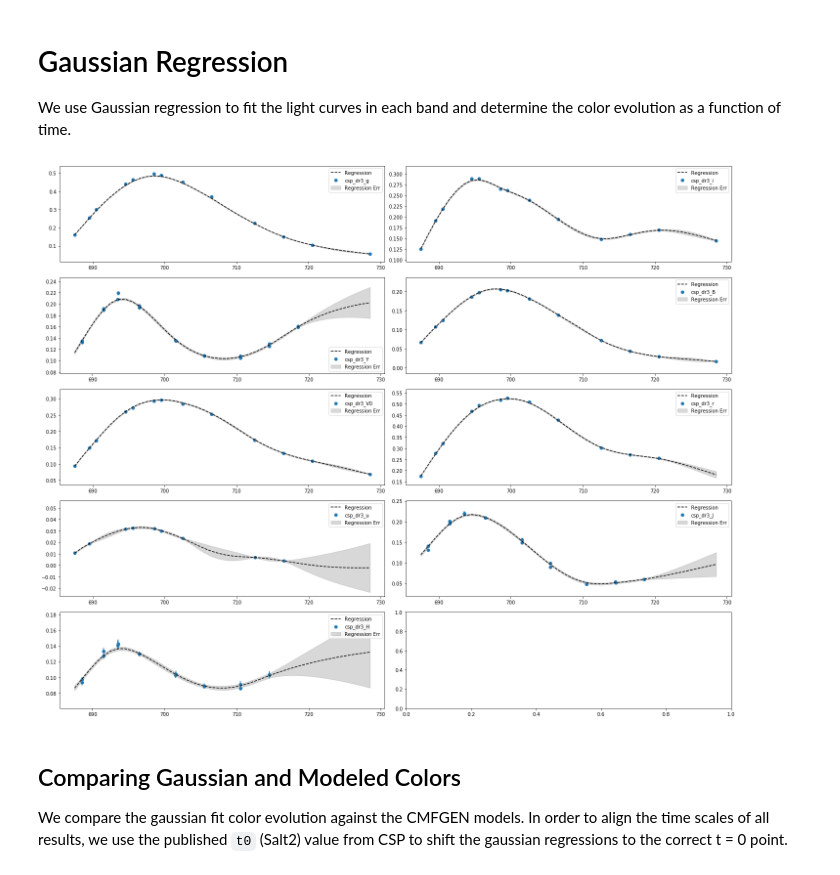
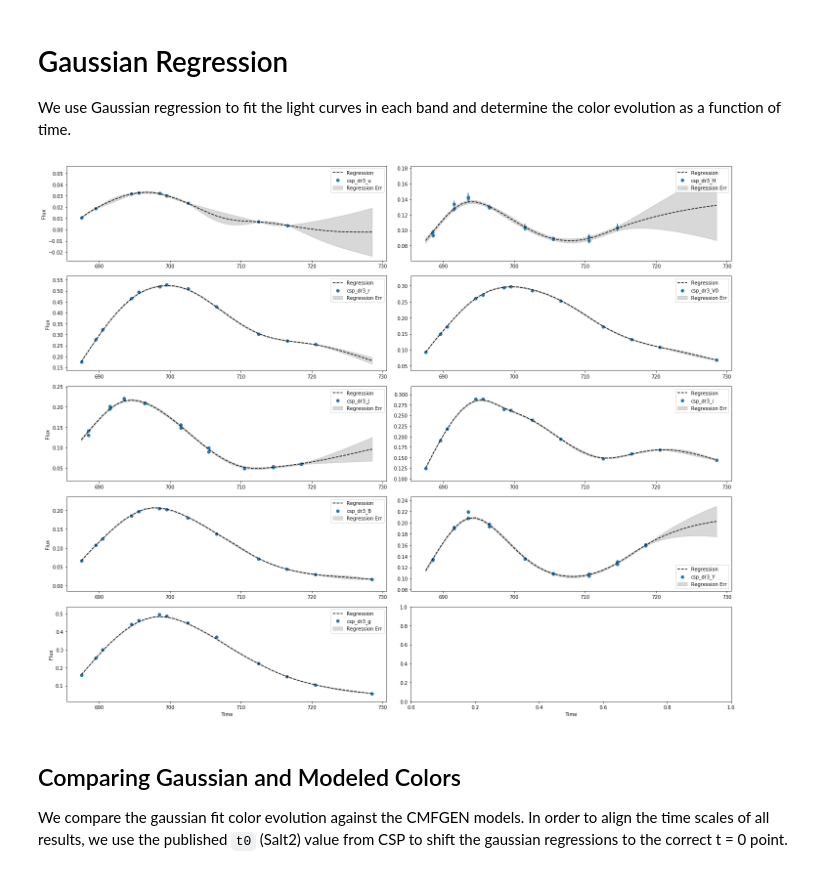
Before and after one commit to mwvgroup/csp-cmfgen, a Jupyter notebook: notebooks/gaussian_regression_colors.ipynb, the cells around one changed output. Cells and saved outputs as stored; diff of their text form; code cells hidden in the pictures.

```diff
--- a/notebooks/gaussian_regression_colors.ipynb
+++ b/notebooks/gaussian_regression_colors.ipynb
@@ -97,6 +97,7 @@ def subplot_model_colors(model, band_combos, fig, axes, **kwargs):
             y_label = f'{band1.split("_")[-1]} - {band2.split("_")[-1]}'
             axis.set_ylabel(y_label)
             axis.set_xlabel('Time')
+            legend_without_duplicate_labels(axis)
 
 
 def plot_model_colors(models, bands):
@@ -171,9 +172,13 @@ def plot_regression(data, times, pred_flux, pred_unc, bands):
     fig_size = (4 * rows, 8 * columns)
 
     fig, axes = plt.subplots(*fig_shape, figsize=fig_size)
-    iterable = zip(bands, axes.flatten(), pred_flux, pred_unc)
+    axes[rows - 1][0].set_xlabel('Time')
+    axes[rows - 1][1].set_xlabel('Time')
+    for axis in axes.flatten()[::2]:
+        axis.set_ylabel('Flux')
 
-    for band_name, axis, f, fe in iterable:
+    plot_data = zip(bands, axes.flatten(), pred_flux, pred_unc)
+    for band_name, axis, f, fe in plot_data:
         data_this = data[data['band'] == band_name]
         axis.scatter(data_this['time'], data_this['flux'], label=band_name)
         axis.errorbar(data_this['time'], data_this['flux'], data_this['fluxerr'], linestyle='', label=None)
@@ -191,16 +196,20 @@ def plot_regression(data, times, pred_flux, pred_unc, bands):
     plt.tight_layout()
     return fig, axes
 # %%
-data_table = dr3.get_data_for_id('2005kc', format_sncosmo=True)
+obj_id = '2005kc'
+
+# Fit a gaussian regression
+data_table = dr3.get_data_for_id(obj_id, format_sncosmo=True)
+gp = lc_colors.fit_gaussian_process(data_table)
+
+# Retrieve modeled flux
 times = np.arange(min(data_table['time']), max(data_table['time']))
 bands = set(data_table['band'])
-
-gp = lc_colors.fit_gaussian_process(data_table)
 pred_flux, pred_unc = lc_colors.predict_light_curve(gp, bands, times)
 
-_ = plot_regression(data_table, times, pred_flux, pred_unc, bands)
+fig, axes = plot_regression(data_table, times, pred_flux, pred_unc, bands)
 # %% [output]
-[figure, old version]
+[figure, new version]
 # %% [markdown]
 ## Comparing Gaussian and Modeled Colors
 
```
Also changed, not shown: parts of 7 cells of this notebook.
